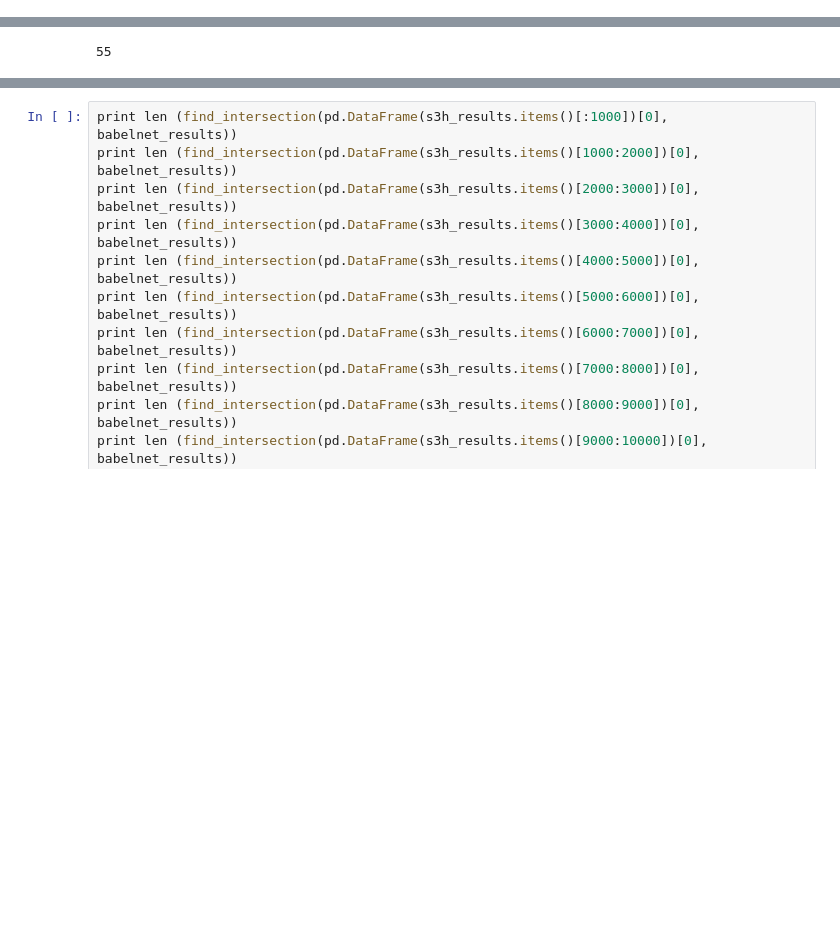
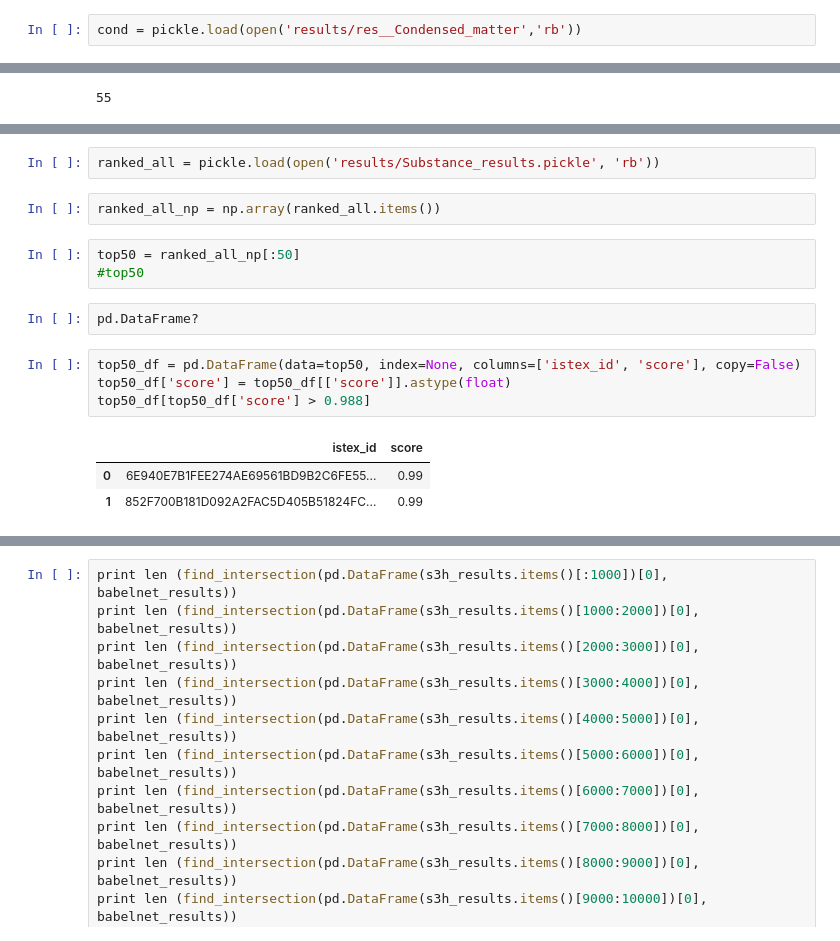
Before and after one commit to ERICUdL/ISTEX_MentalRotation, a Jupyter notebook: babelNet2.ipynb, the cells around one changed output, grey strips where cells are left out. Drawn from its saved outputs; the diff is of its cells as text; blank space fills up the shorter version.

```diff
--- a/babelNet2.ipynb
+++ b/babelNet2.ipynb
@@ -69,0 +163,2 @@ initial_corpus size: 344
+# %%
+cond = pickle.load(open('results/res__Condensed_matter','rb'))
@@ -80,0 +264,17 @@ babel_test_intersection_size = len(babel_test_intersection)
+# %%
+ranked_all = pickle.load(open('results/Substance_results.pickle', 'rb'))
+# %%
+ranked_all_np = np.array(ranked_all.items())
+# %%
+top50 = ranked_all_np[:50]
+#top50
+# %%
+pd.DataFrame?
+# %%
+top50_df = pd.DataFrame(data=top50, index=None, columns=['istex_id', 'score'], copy=False)
+top50_df['score'] = top50_df[['score']].astype(float)
+top50_df[top50_df['score'] > 0.988]
+# %% [output]
+|  | istex_id | score |
+| 0 | 6E940E7B1FEE274AE69561BD9B2C6FE55... | 0.99 |
+| 1 | 852F700B181D092A2FAC5D405B51824FC... | 0.99 |
```
Also changed, not shown: parts of 124 cells of this notebook, 6 other files.
